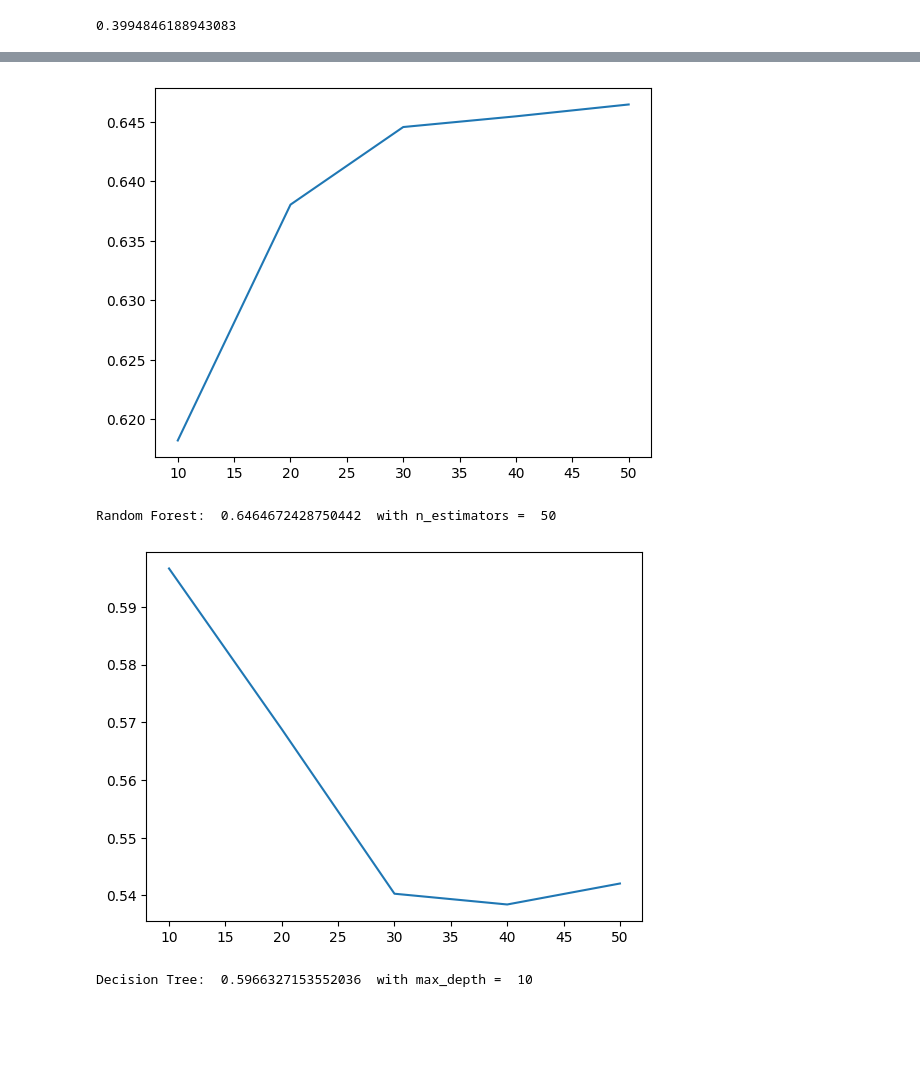
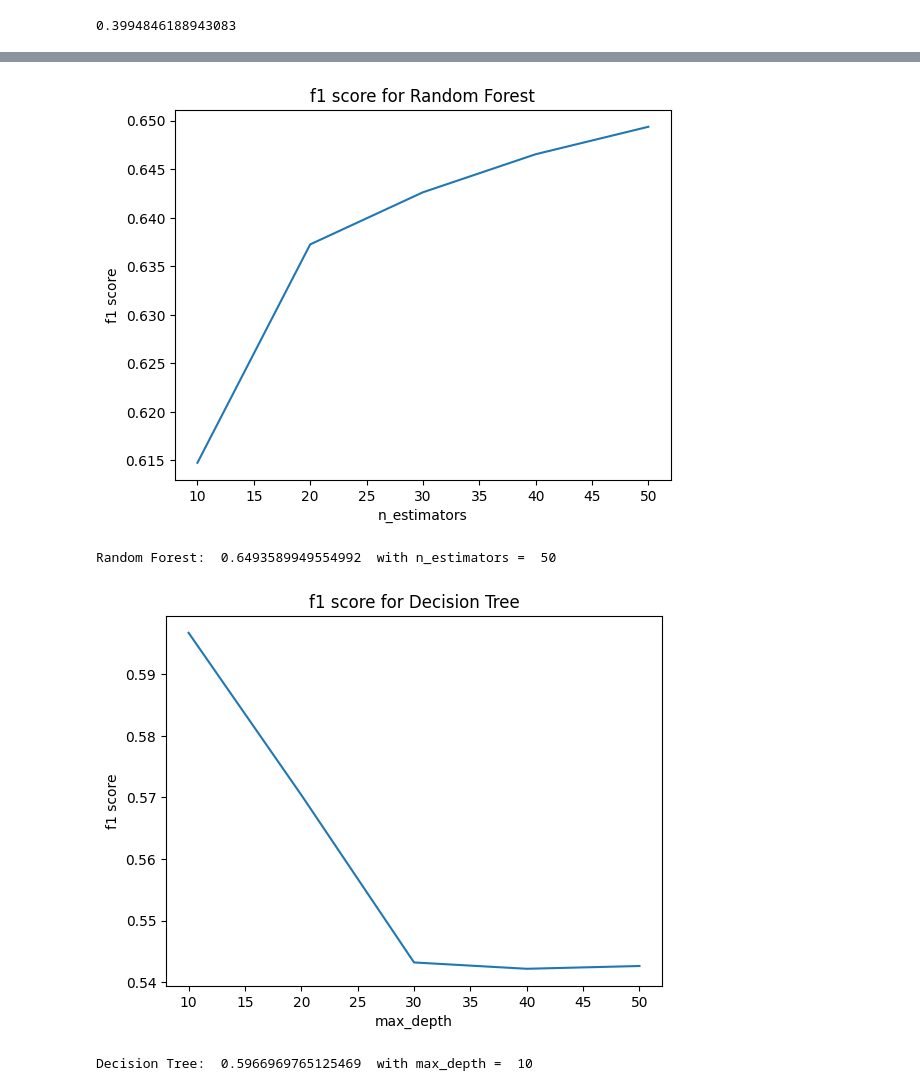
Before and after one commit to shahrohman/inf8245e_kaggle, a Jupyter notebook: ML_kaggle.ipynb, the cells around one changed output, grey strips where cells are left out. Drawn from its saved outputs; the diff is of its cells as text; code cells hidden in the pictures; blank space fills up the shorter version.

```diff
--- a/ML_kaggle.ipynb
+++ b/ML_kaggle.ipynb
@@ -364,5 +364,5 @@ val_size = 0.2
 seed = 7
 X_train, X_test, y_train, y_test = train_test_split(X, y, test_size=val_size, random_state=seed)
 # %%
-all_f1_scores = {"Logistic Regression":0, "Random Forest":0, "Decision Tree":0, "KNN":0, "Naive Bayes":0, "Bagging":0, "Neural Network":0, "AdaBoost":0, "Gradient Boosting":0, "Extra Trees":0}
+all_f1_scores = {"Logistic Regression":0, "Random Forest":0, "Decision Tree":0, "KNN":0, "Naive Bayes":0, "Bagging":0, "Neural Network":0}
 # %%
@@ -403,25 +406,28 @@ Please also refer to the documentation for alternative solver options:
 Logistic Regression:  0.4085403078109437  with C =  0.5
 # %%
-# random forest
+# Random Forest
 
 f1_scores = []
 for n_estimators in [10, 20, 30, 40, 50]:
     model = RandomForestClassifier(n_estimators = n_estimators)
     model.fit(X_train, y_train)
     y_pred = model.predict(X_test)
     f1_scores.append(f1_score(y_test, y_pred, average = 'micro'))
 
 all_f1_scores["Random Forest"] = max(f1_scores)
 
+plt.title("f1 score for Random Forest")
+plt.ylabel("f1 score")
+plt.xlabel("n_estimators")
 plt.plot([10, 20, 30, 40, 50], f1_scores)
 plt.show()
 
 print("Random Forest: ", max(f1_scores), " with n_estimators = ", [10, 20, 30, 40, 50][f1_scores.index(max(f1_scores))])
 # %% [output]
-[figure, old version]
+[figure, new version]
-Random Forest:  0.6464672428750442  with n_estimators =  50
+Random Forest:  0.6493589949554992  with n_estimators =  50
 # %%
-# decision tree
+# Decision tree
 
 f1_scores = []
 
@@ -433,13 +439,16 @@ for max_depth in [10, 20, 30, 40, 50]:
 
 all_f1_scores["Decision Tree"] = max(f1_scores)
 
+plt.title("f1 score for Decision Tree")
+plt.ylabel("f1 score")
+plt.xlabel("max_depth")
 plt.plot([10, 20, 30, 40, 50], f1_scores)
 plt.show()
 
 print("Decision Tree: ", max(f1_scores), " with max_depth = ", [10, 20, 30, 40, 50][f1_scores.index(max(f1_scores))])
 # %% [output]
-[figure, old version]
+[figure, new version]
-Decision Tree:  0.5966327153552036  with max_depth =  10
+Decision Tree:  0.5966969765125469  with max_depth =  10
 # %%
 # KNN
 
```
Also changed, not shown: parts of 9 cells of this notebook, 3 other files.
